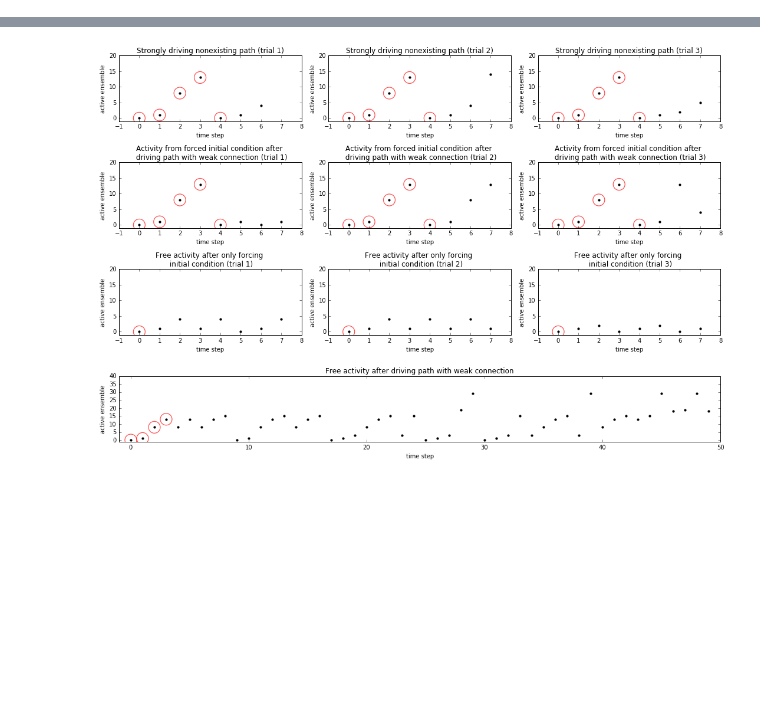
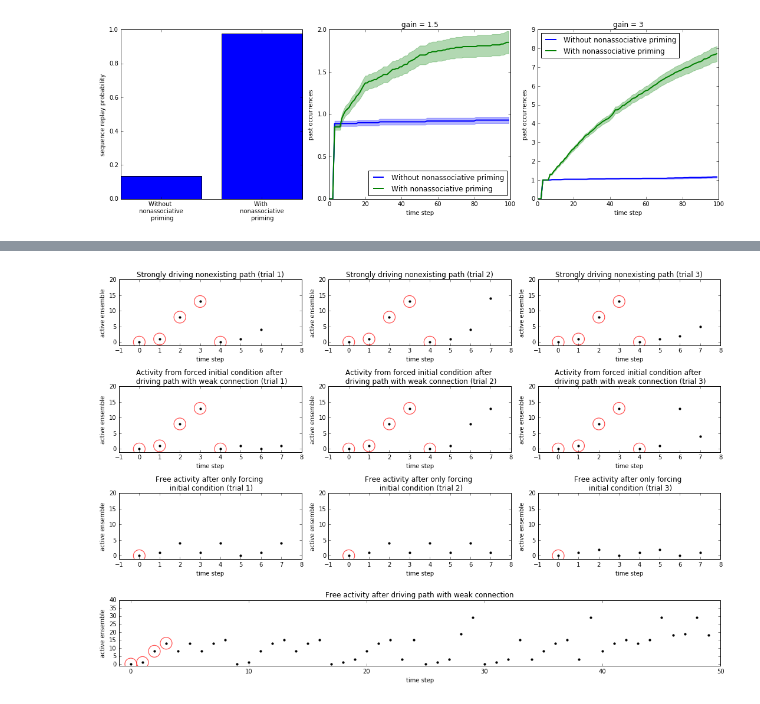
Before and after one commit to rkp8000/be_more_spontaneous, a Jupyter notebook: figures/softmax_random_nonassociative_priming_replay.ipynb, the cells around one changed output, grey strips where cells are left out. Cells and saved outputs as stored; diff of their text form; code cells hidden in the pictures; blank space fills up the shorter version.

```diff
--- a/figures/softmax_random_nonassociative_priming_replay.ipynb
+++ b/figures/softmax_random_nonassociative_priming_replay.ipynb
@@ -27,0 +28,23 @@ softmax_random_nonassociative_priming_replay.basic_replay(CONFIG_BASIC_REPLAY)
+# %%
+CONFIG_BASIC_REPLAY_STATS = {
+    'SEED': 0,
+
+    'LOAD_FILE_NAME': 'softmax_random_network.npy',
+
+    'GAIN_LOW': 1.5,
+    'GAIN_HIGH': 3,
+
+    'LINGERING_INPUT_VALUE': 2,
+    'LINGERING_INPUT_TIMESCALE': 20,
+
+    'STRONG_DRIVE_AMPLITUDE': 4,
+
+    'T_SPONTANEOUS': 100,
+    'SPONTANEOUS_REPEATS': 100,
+
+    'FIG_SIZE': (15, 5)
+}
+# %%
+softmax_random_nonassociative_priming_replay.basic_replay_stats(CONFIG_BASIC_REPLAY_STATS)
+# %% [output]
+[figure, added]
```
Also changed, not shown: parts of 4 cells of this notebook, 1 other file.
